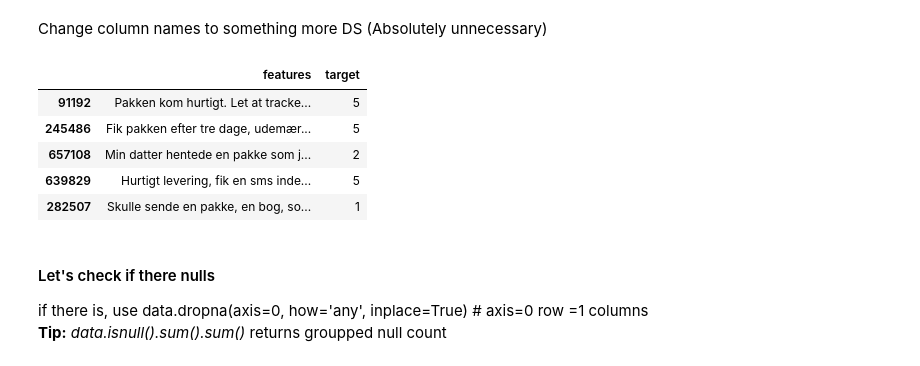
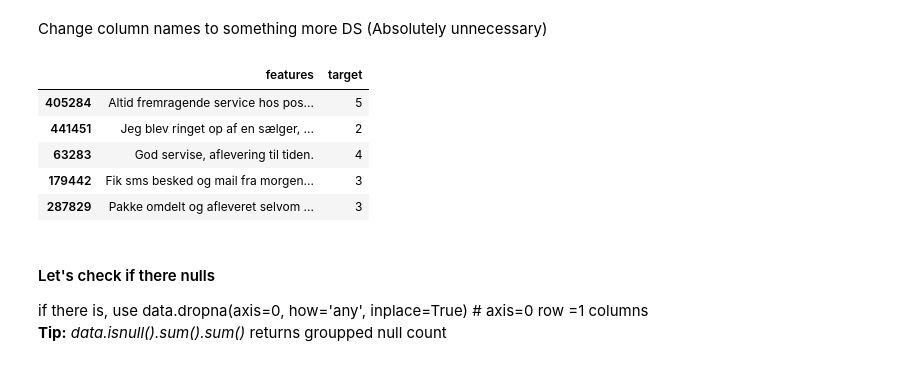
Before and after one commit to Proteusiq/DanishSentiments, a Jupyter notebook: notebooks/EDA_Sentiment.ipynb, the cells around one changed output. Saved outputs shown, nothing was run; the diff lists cells and outputs as text; code cells hidden in the pictures.

```diff
--- a/notebooks/EDA_Sentiment.ipynb
+++ b/notebooks/EDA_Sentiment.ipynb
@@ -120,15 +120,15 @@ data = data[['reviewBody','ratingValue']]
 Change column names to something more DS (Absolutely unnecessary)
 # %%
 data.rename(columns={'reviewBody':'features','ratingValue':'target'}, inplace=True)
-# %%
-data.head()
-# %% [output]
-|  | features | target |
-| 91192 | Pakken kom hurtigt. Let at tracke... | 5 |
-| 245486 | Fik pakken efter tre dage, udemær... | 5 |
-| 657108 | Min datter hentede en pakke som j... | 2 |
-| 639829 | Hurtigt levering, fik en sms inde... | 5 |
-| 282507 | Skulle sende en pakke, en bog, so... | 1 |
+# %%
+data.iloc[10:15]
+# %% [output]
+|  | features | target |
+| 405284 | Altid fremragende service hos pos... | 5 |
+| 441451 | Jeg blev ringet op af en sælger, ... | 2 |
+| 63283 | God servise, aflevering til tiden. | 4 |
+| 179442 | Fik sms besked og mail fra morgen... | 3 |
+| 287829 | Pakke omdelt og afleveret selvom ... | 3 |
 # %% [markdown]
 #### Let's check if there nulls
 if there is, use data.dropna(axis=0, how='any', inplace=True) # axis=0 row =1 columns <br/>
```
Also changed, not shown: parts of 21 cells of this notebook, 4 other files.
